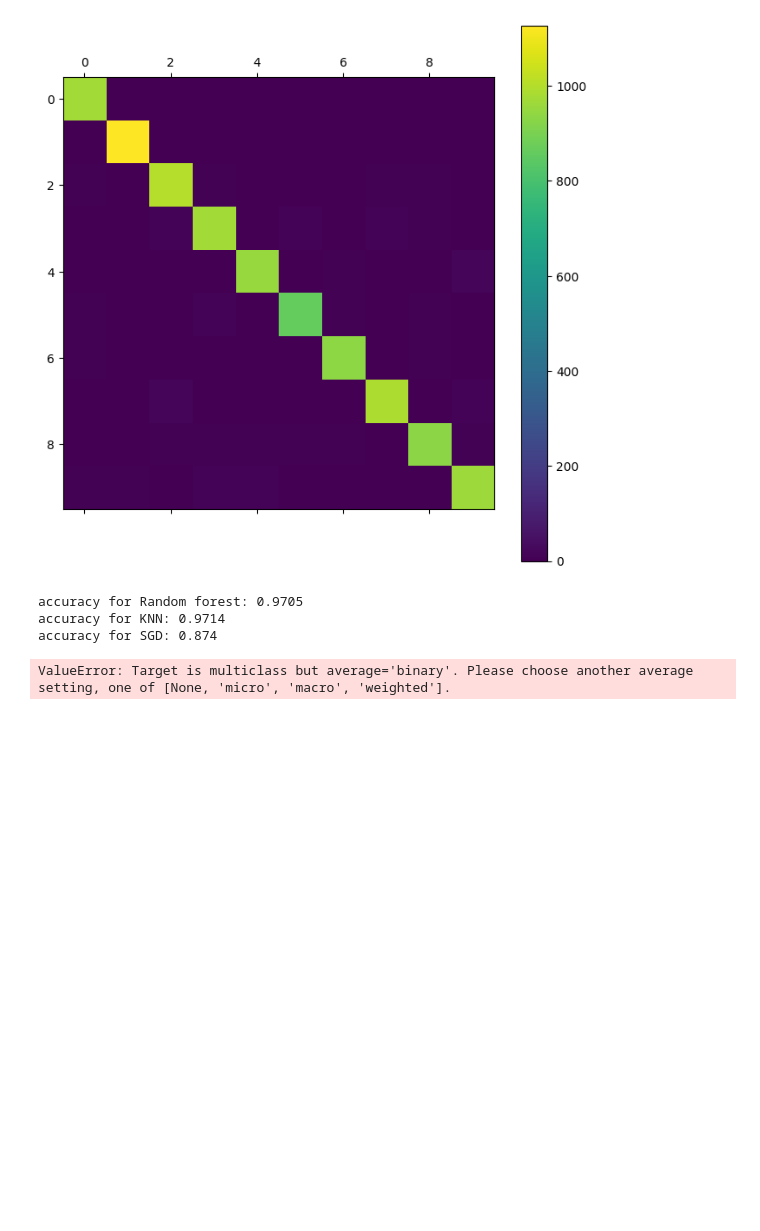
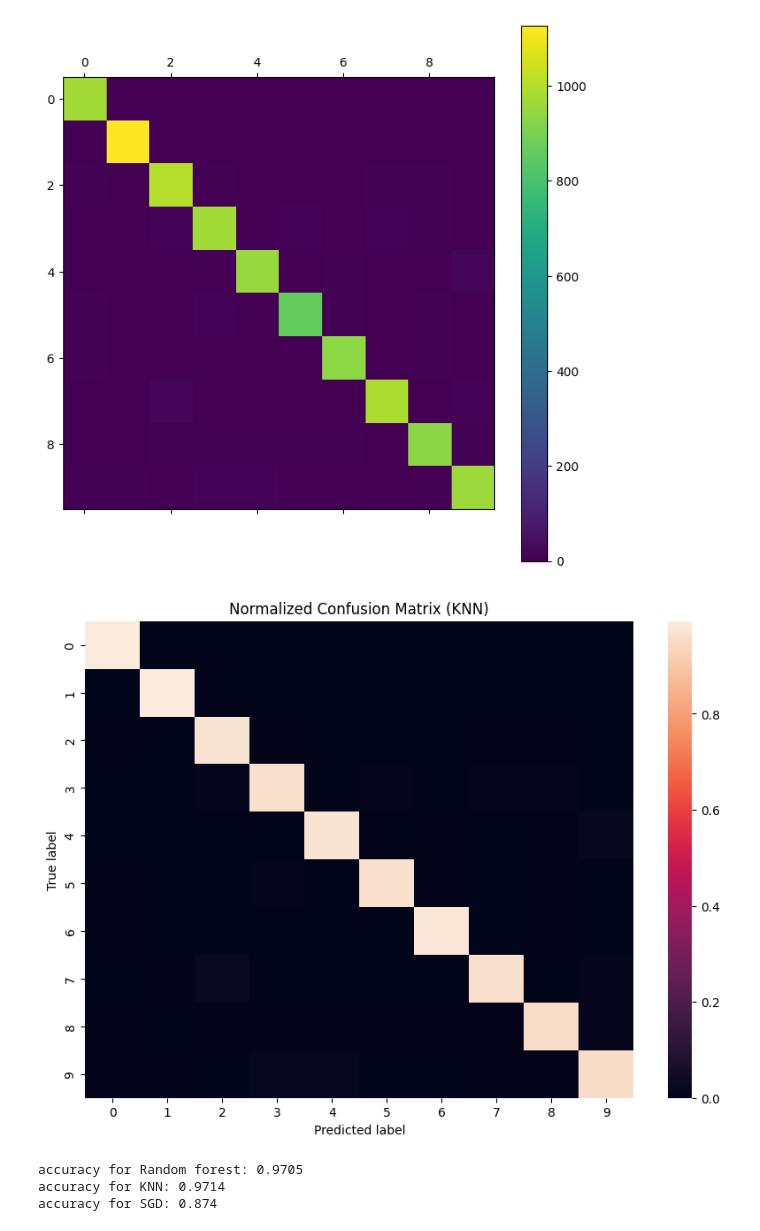
Before and after one commit to FelixH-git/SVM-Pipeline, a Jupyter notebook: LAb4.ipynb, the cells around one changed output. Cells and saved outputs as stored; diff of their text form; code cells hidden in the pictures; blank space fills up the shorter version.

```diff
--- a/LAb4.ipynb
+++ b/LAb4.ipynb
@@ -123,6 +210,21 @@ conf_mx_forest = confusion_matrix(y_test, forest_preds)
 plot_confusion_matrix(conf_mx_forest)
 # %% [output]
 [figure]
+# %%
+import seaborn as sns
+import matplotlib.pyplot as plt
+import numpy as np
+
+
+plt.figure(figsize=(10,7))
+sns.heatmap(conf_mx_forest.astype('float') / conf_mx_forest.sum(axis=1)[:, np.newaxis],
+            annot=False)
+plt.title("Normalized Confusion Matrix (KNN)")
+plt.ylabel("True label")
+plt.xlabel("Predicted label")
+plt.show()
+# %% [output]
+[figure, added]
 # %%
 from sklearn.metrics import accuracy_score
 print('accuracy for Random forest:', accuracy_score(y_test, forest_preds))
@@ -132,10 +234,3 @@ print('accuracy for SGD:',accuracy_score(y_test, sgd_preds))
 accuracy for Random forest: 0.9705
 accuracy for KNN: 0.9714
 accuracy for SGD: 0.874
-# %%
-from sklearn.metrics import f1_score
-print('f1-score for Random forest:', f1_score(y_test, forest_preds))
-print('f1-score for KNN:',f1_score(y_test, knn_pred))
-print('f1-score for SGD:',f1_score(y_test, sgd_preds))
-# %% [output]
-ValueError: Target is multiclass but average='binary'. Please choose another average setting, one of [None, 'micro', 'macro', 'weighted'].
```
Also changed, not shown: parts of 8 cells of this notebook.
